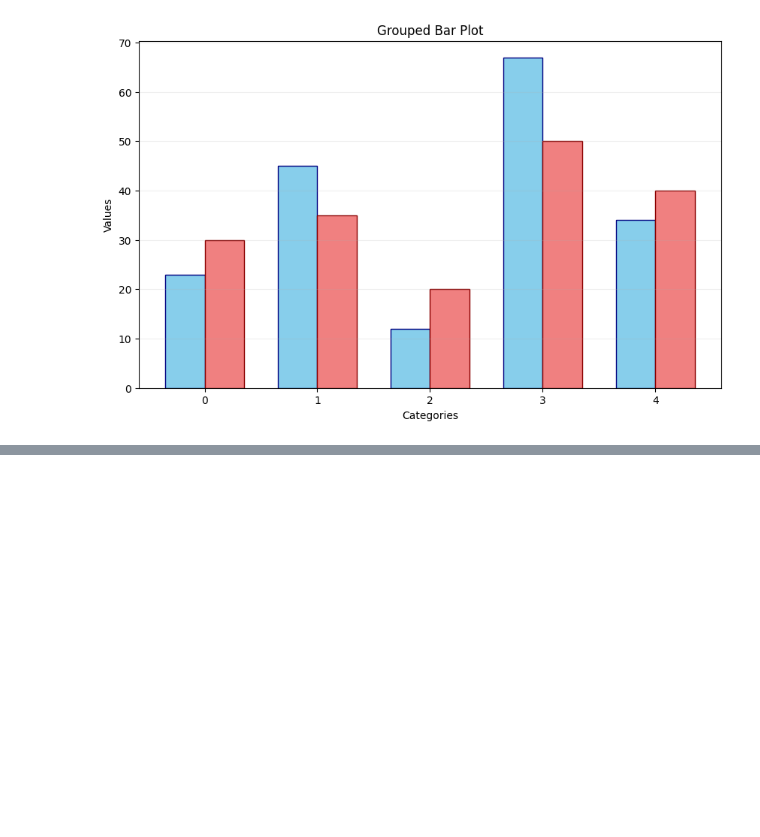
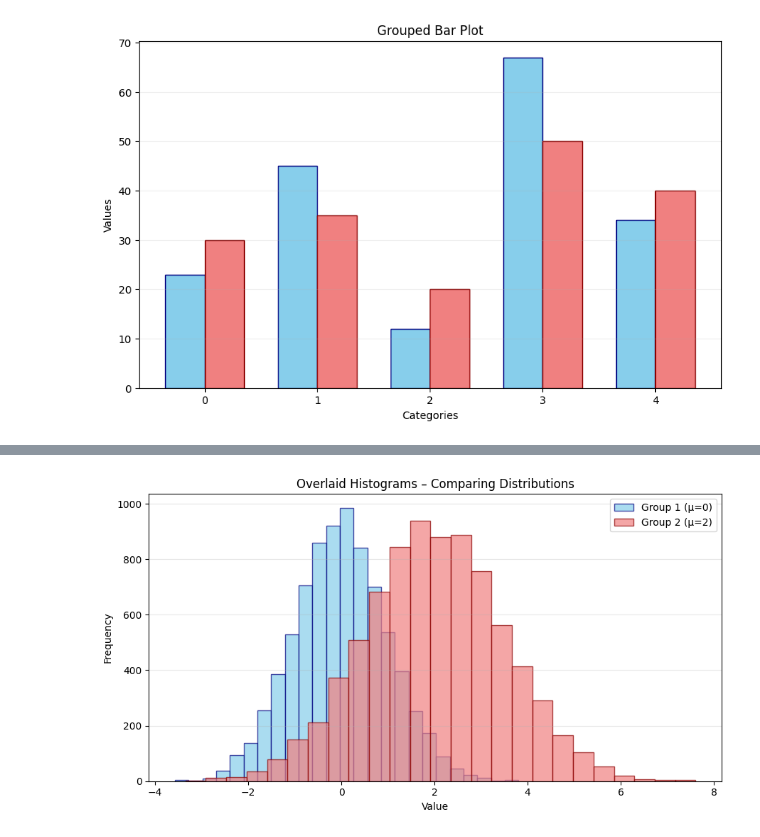
Before and after one commit to varunptel/Pythoning, a Jupyter notebook: Python_Matplotlib.ipynb, the cells around one changed output, grey strips where cells are left out. Saved outputs shown, nothing was run; the diff lists cells and outputs as text; code cells hidden in the pictures; blank space fills up the shorter version.

```diff
--- a/Python_Matplotlib.ipynb
+++ b/Python_Matplotlib.ipynb
@@ -375,0 +426,16 @@ plt.grid(axis = 'y', alpha = 0.2)
+# %%
+group1 = np.random.normal(0, 1, 8000)
+group2 = np.random.normal(2, 1.5, 8000)
+
+plt.figure(figsize=(9, 5))
+plt.hist(group1, bins=25, alpha=0.7, label='Group 1 (μ=0)', color='skyblue', edgecolor='navy')
+plt.hist(group2, bins=25, alpha=0.7, label='Group 2 (μ=2)', color='lightcoral', edgecolor='darkred')
+plt.title('Overlaid Histograms – Comparing Distributions')
+plt.xlabel('Value')
+plt.ylabel('Frequency')
+plt.legend()
+plt.grid(axis='y', alpha=0.3)
+plt.tight_layout()
+plt.show()
+# %% [output]
+[figure, added]
```
Also changed, not shown: parts of 5 cells of this notebook.
